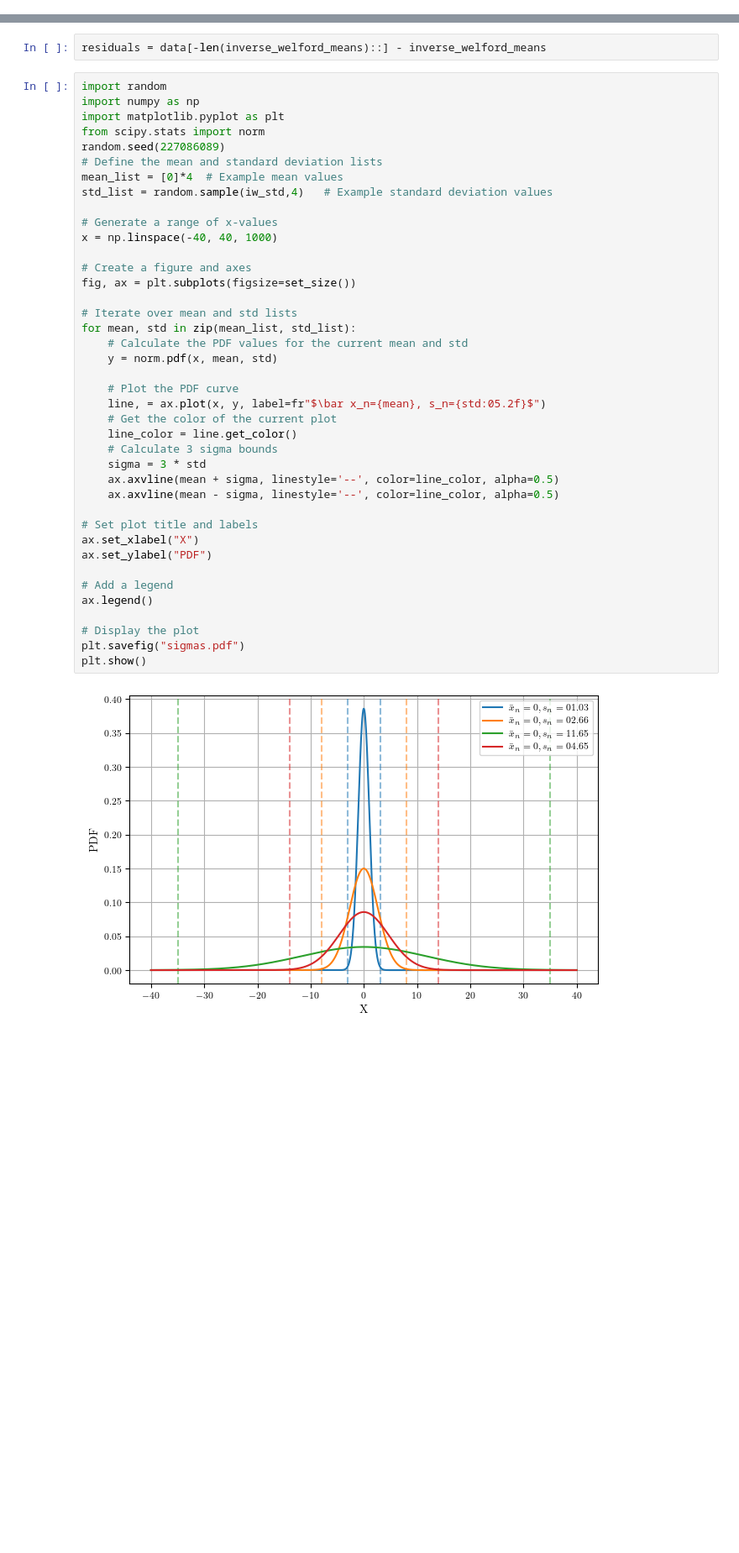
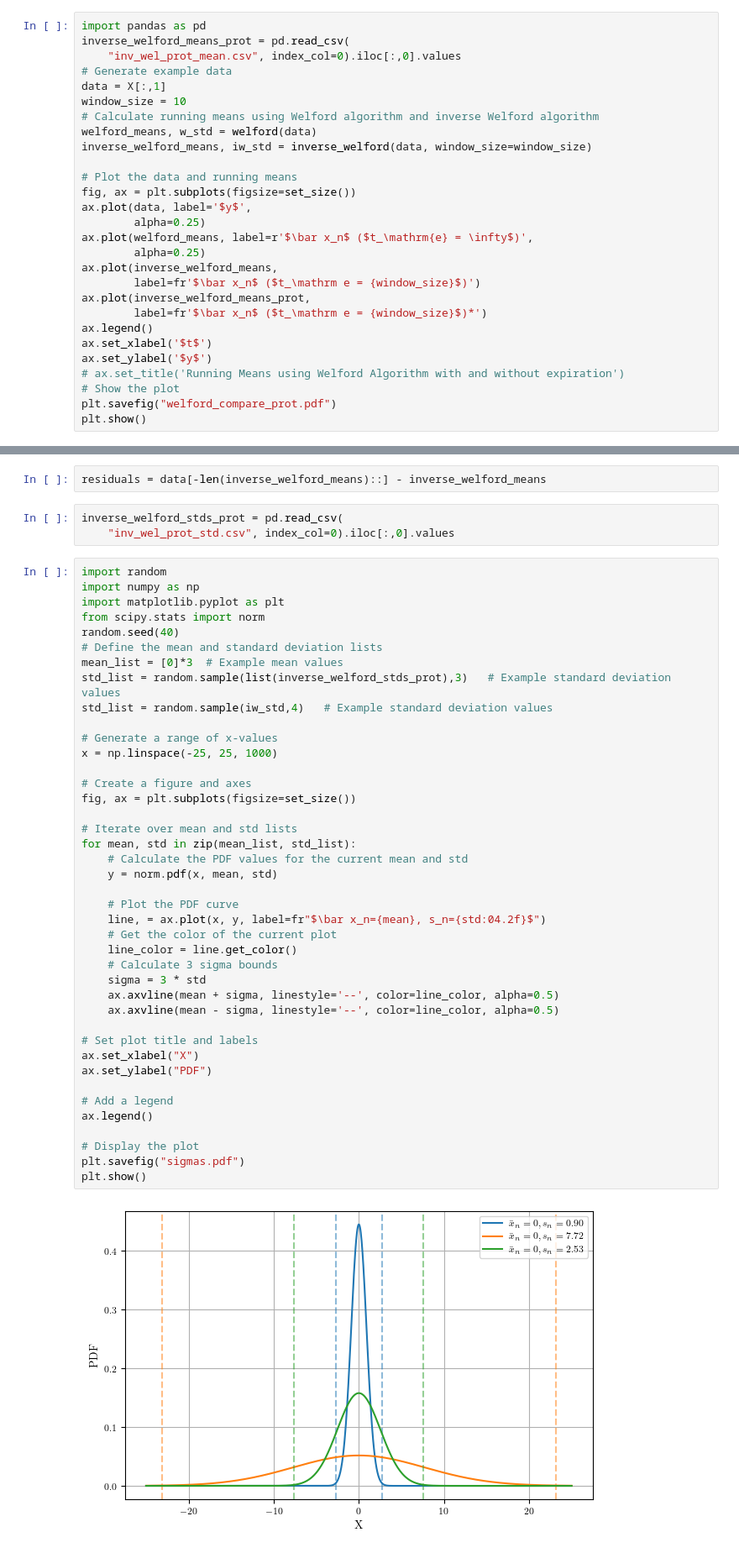
Before and after one commit to MarekWadinger/adaptive-interpretable-ad, a Jupyter notebook: ilustrate/ilustrator.ipynb, the cells around one changed output, grey strips where cells are left out. Shown at 84% size. Drawn from its saved outputs; the diff is of its cells as text; blank space fills up the shorter version.

```diff
--- a/ilustrate/ilustrator.ipynb
+++ b/ilustrate/ilustrator.ipynb
@@ -572,0 +721,28 @@ plt.show()
+# %%
+import pandas as pd
+inverse_welford_means_prot = pd.read_csv(
+    "inv_wel_prot_mean.csv", index_col=0).iloc[:,0].values
+# Generate example data
+data = X[:,1]
+window_size = 10
+# Calculate running means using Welford algorithm and inverse Welford algorithm
+welford_means, w_std = welford(data)
+inverse_welford_means, iw_std = inverse_welford(data, window_size=window_size)
+
+# Plot the data and running means
+fig, ax = plt.subplots(figsize=set_size())
+ax.plot(data, label='$y$',
+        alpha=0.25)
+ax.plot(welford_means, label=r'$\bar x_n$ ($t_\mathrm{e} = \infty$)',
+        alpha=0.25)
+ax.plot(inverse_welford_means,
+        label=fr'$\bar x_n$ ($t_\mathrm e = {window_size}$)')
+ax.plot(inverse_welford_means_prot,
+        label=fr'$\bar x_n$ ($t_\mathrm e = {window_size}$)*')
+ax.legend()
+ax.set_xlabel('$t$')
+ax.set_ylabel('$y$')
+# ax.set_title('Running Means using Welford Algorithm with and without expiration')
+# Show the plot
+plt.savefig("welford_compare_prot.pdf")
+plt.show()
@@ -573,44 +751,48 @@ plt.show()
 # %%
 residuals = data[-len(inverse_welford_means)::] - inverse_welford_means
+# %%
+inverse_welford_stds_prot = pd.read_csv(
+    "inv_wel_prot_std.csv", index_col=0).iloc[:,0].values
 # %%
 import random
 import numpy as np
 import matplotlib.pyplot as plt
 from scipy.stats import norm
-random.seed(227086089)
+random.seed(40)
 # Define the mean and standard deviation lists
-mean_list = [0]*4  # Example mean values
+mean_list = [0]*3  # Example mean values
+std_list = random.sample(list(inverse_welford_stds_prot),3)   # Example standard deviation values
 std_list = random.sample(iw_std,4)   # Example standard deviation values
 
 # Generate a range of x-values
-x = np.linspace(-40, 40, 1000)
+x = np.linspace(-25, 25, 1000)
 
 # Create a figure and axes
 fig, ax = plt.subplots(figsize=set_size())
 
 # Iterate over mean and std lists
 for mean, std in zip(mean_list, std_list):
     # Calculate the PDF values for the current mean and std
     y = norm.pdf(x, mean, std)
 
     # Plot the PDF curve
-    line, = ax.plot(x, y, label=fr"$\bar x_n={mean}, s_n={std:05.2f}$")
+    line, = ax.plot(x, y, label=fr"$\bar x_n={mean}, s_n={std:04.2f}$")
     # Get the color of the current plot
     line_color = line.get_color()
     # Calculate 3 sigma bounds
     sigma = 3 * std
     ax.axvline(mean + sigma, linestyle='--', color=line_color, alpha=0.5)
     ax.axvline(mean - sigma, linestyle='--', color=line_color, alpha=0.5)
 
 # Set plot title and labels
 ax.set_xlabel("X")
 ax.set_ylabel("PDF")
 
 # Add a legend
 ax.legend()
 
 # Display the plot
 plt.savefig("sigmas.pdf")
 plt.show()
 # %% [output]
-[figure, old version]
+[figure, new version]
```
Also changed, not shown: parts of 13 cells of this notebook, 4 other files.
